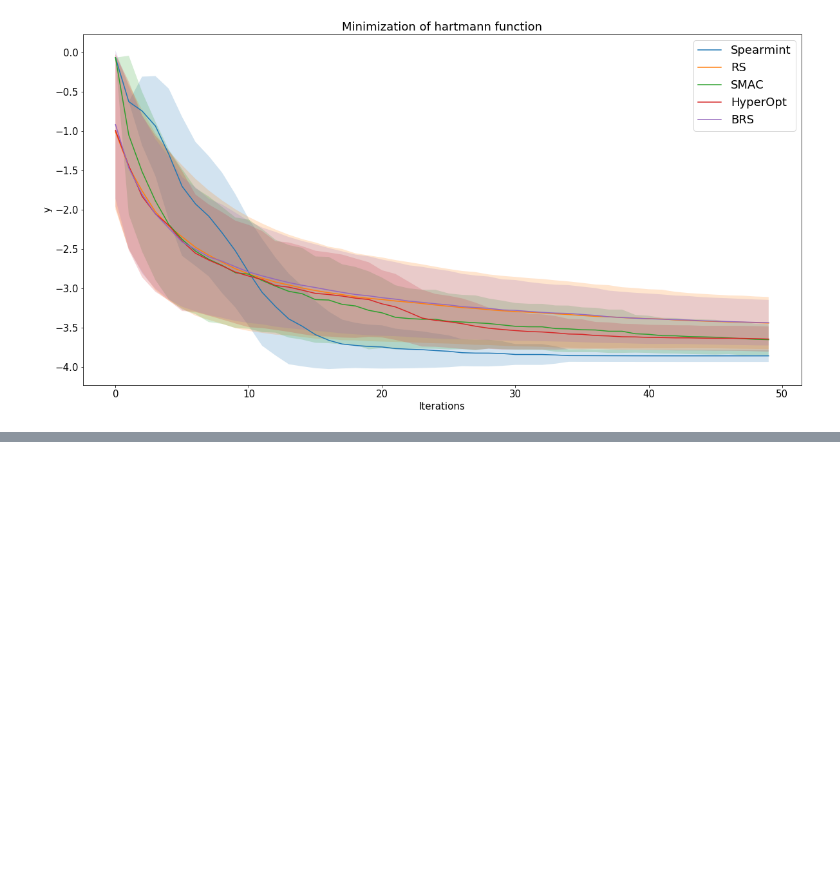
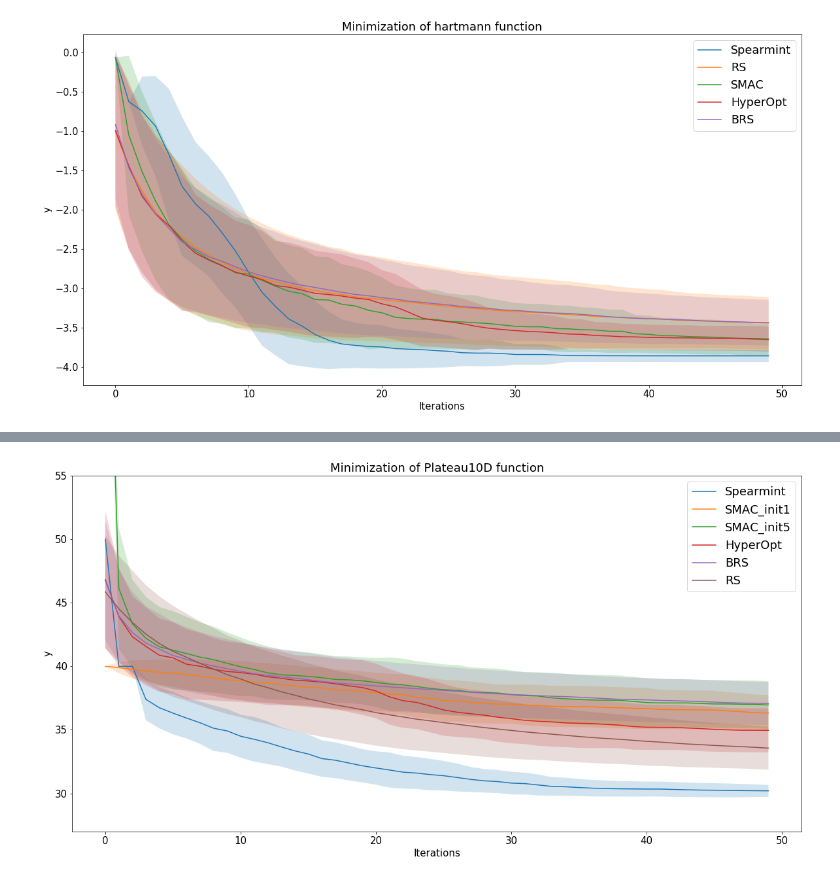
Before and after one commit to IlyaSolomatin/BayesOpt, a Jupyter notebook: Results/ResultPlotter.ipynb, the cells around one changed output, grey strips where cells are left out. Cells and saved outputs as stored; diff of their text form; code cells hidden in the pictures; blank space fills up the shorter version.

```diff
--- a/Results/ResultPlotter.ipynb
+++ b/Results/ResultPlotter.ipynb
@@ -140,0 +141,45 @@ plt.title("Minimization of LeadingOnes function")
+# %%
+fig = plt.figure(figsize=(20, 10))
+for optimizer in ["Spearmint","SMAC_init1","SMAC_init5","HyperOpt","BRS","RS"]:
+
+    results = []
+    if optimizer == "Spearmint" or optimizer == "HyperOpt":
+        csvFile = csv.reader(open(optimizer+"Plateau(50iters,100runs).csv", "rb"))
+    elif optimizer == "BRS":
+        csvFile = csv.reader(open(optimizer+"Plateau(50iters,1000runs).csv", "rb"))
+    elif optimizer == "RS":
+        csvFile = csv.reader(open(optimizer+"Plateau(50iters,1000runs,R=3.3197).csv", "rb"))
+    elif optimizer == "SMAC_init1":
+        csvFile = csv.reader(open("SMACPlateau(50iters,100runs,init=1).csv", "rb"))
+    elif optimizer == "SMAC_init5":
+        csvFile = csv.reader(open("SMACPlateau(50iters,100runs,init=5).csv", "rb"))
+
+    for row in csvFile:
+        results.append(row[1])
+    results = map(float, results)
+    if optimizer == "Spearmint":
+        for i in range(len(results)-1,-1,-1):
+            if np.isnan(results[i]):
+                del results[i]
+    results = np.asarray(results)
+    if optimizer == "RS" or optimizer == "BRS":
+        results = np.reshape(results, (1000, 50)).T
+    else:
+        results = np.reshape(results, (100, 50)).T
+    mean_results = []
+    std = []
+    for i in range(len(results)):
+        mean_results.append(results[i].mean())
+        std.append(np.std(results[i]))
+    mean_results = np.asarray(mean_results).T
+    plt.plot(range(len(mean_results)),mean_results,label=optimizer)
+    if CONF_INTERVALS:
+        plt.fill_between(range(len(mean_results)), mean_results-std, mean_results+std, alpha=0.2)
+plt.ylim((27,55))
+plt.ylabel("y")
+plt.xlabel("Iterations")
+plt.legend(fontsize='large')
+plt.title("Minimization of Plateau10D function")
+#plt.savefig('plateau.pdf')
+# %% [output]
+[figure, added]
```
Also changed, not shown: parts of 4 cells of this notebook, 2 other files.
